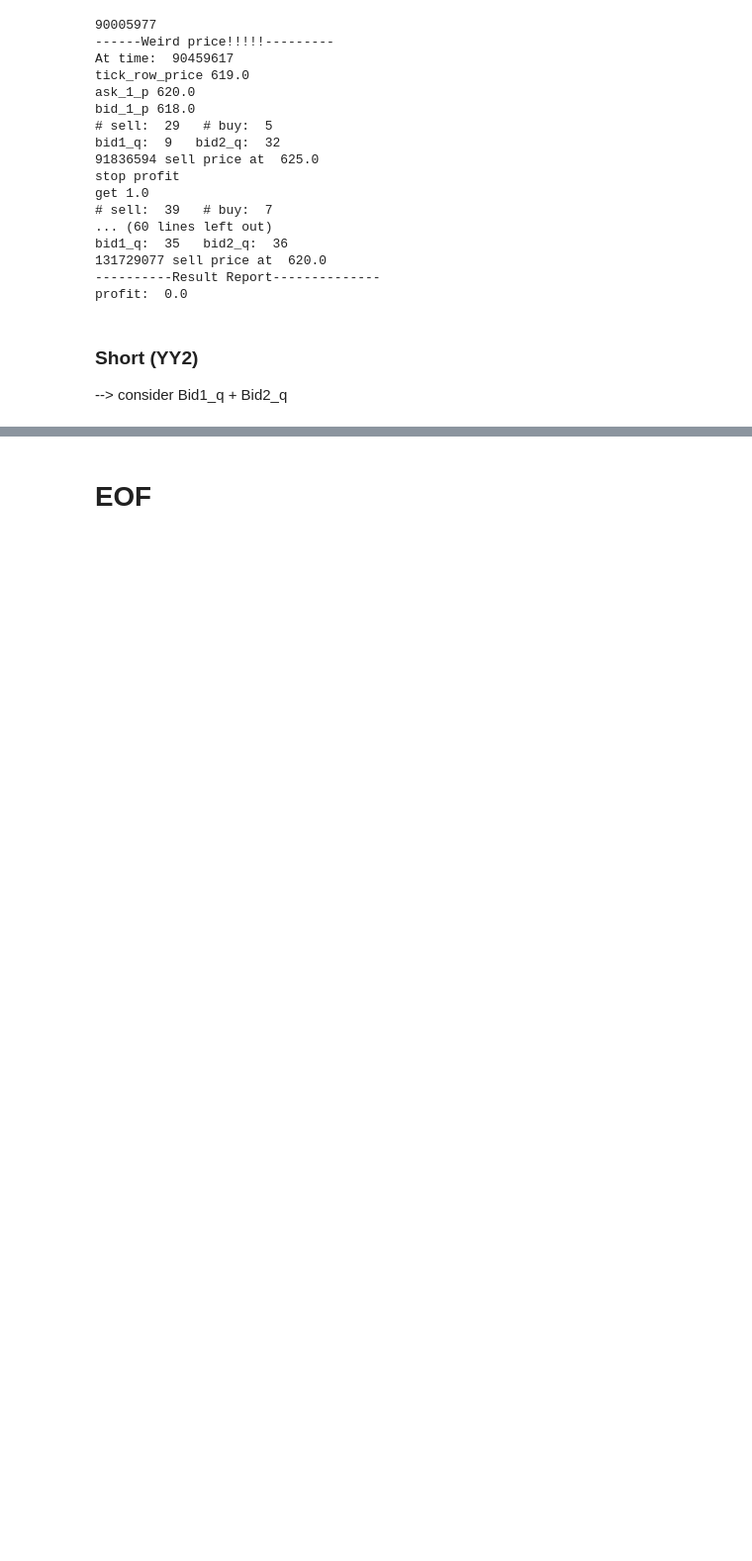
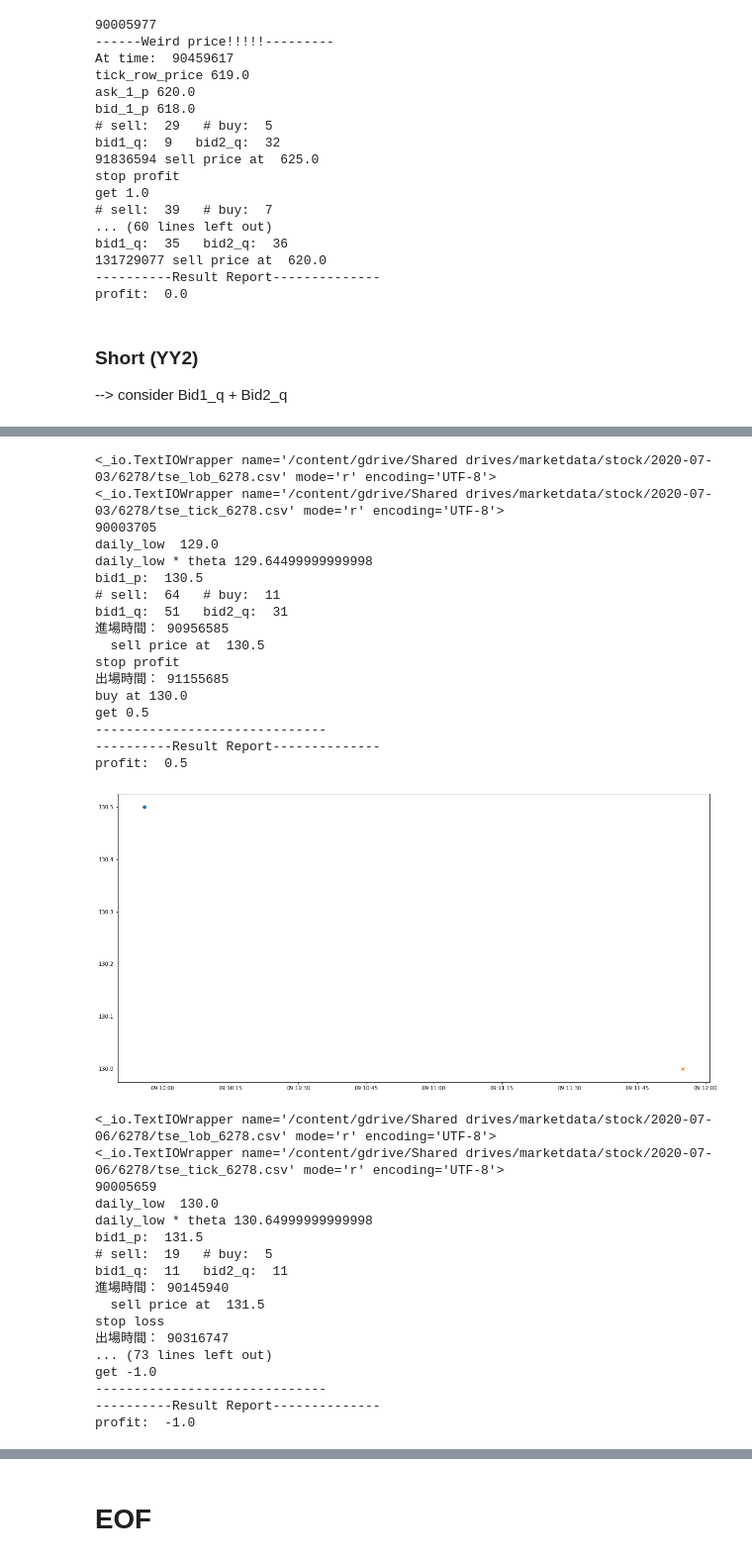
Before and after one commit to ken32293355/vsense, a Jupyter notebook: yt/strategy_0928.ipynb, the cells around one changed output, grey strips where cells are left out. Shown at 99% size. Cells and saved outputs as stored; diff of their text form; code cells hidden in the pictures; blank space fills up the shorter version.

```diff
--- a/yt/strategy_0928.ipynb
+++ b/yt/strategy_0928.ipynb
@@ -81,6 +86,8 @@ class Hft_strategy:
         self.bid3_q = 0
         self.bid4_q = 0
         self.bid5_q = 0
+        self.daily_high = 0
+        self.daily_low = 10000
 
         self.stop_profit = 0
         self.stop_loss = 0
@@ -96,6 +103,11 @@ class Hft_strategy:
 
         self.position = 0
         self.current_time = 0
+
+        self.total_cost = 0
+
+    def get_result(self):
+        return self.profit, self.total_cost, self.num_win, self.num_loss
 
     def lob_update(self, lob_row):
         pass
@@ -931,17 +951,28 @@ lob_path
 # %%
-date = "2020-09-21"
+import datetime as dt
 
-sid = "3037"
-sid_type = "otc"
 
-lob_path = os.path.join(work_path, date, sid, sid_type + "_lob_" + sid + ".csv")
-tick_path = os.path.join(work_path, date, sid, sid_type + "_tick_" + sid + ".csv")
+def back_test(start_date, end_date, sid):
+    cur_day = None
+    result_list = []
+    for file in sorted(os.listdir()):
+        if "zip" not in file:
+            # print(file)
+            year, month, date = [int(x) for x in file.split("-")]
 
-if not os.path.exists(lob_path):
-    sid_type = "tse"
-    lob_path = os.path.join(work_path, date, sid, sid_type + "_lob_" + sid + ".csv")
-    tick_path = os.path.join(work_path, date, sid, sid_type + "_tick_" + sid + ".csv")
+            cur_day = dt.datetime(year, month, date)
+            if end_date >= cur_day >= start_date:
+                sid_type = "otc"
+                lob_path = os.path.join(work_path, file, sid, sid_type + "_lob_" + sid + ".csv")
+                tick_path = os.path.join(work_path, file, sid, sid_type + "_tick_" + sid + ".csv")
 
-temp3 = YY3(lob_path, tick_path, 5, 1000000, 1, 2000000)
-temp3.task()
-temp3.show_result()
+                if not os.path.exists(lob_path):
+                    sid_type = "tse"
+                    lob_path = os.path.join(work_path, file, sid, sid_type + "_lob_" + sid + ".csv")
+                    tick_path = os.path.join(work_path, file, sid, sid_type + "_tick_" + sid + ".csv")
+                    temp = YY3(lob_path, tick_path, 2, 1000000, 0.75, 30000, 1.01, 1.005)
+                    temp.task()
+                    result_list.append(temp.get_result())
+                    temp.show_result()
+
+    return result_list
@@ -966,0 +979,38 @@ profit:  0.30000000000001137
+# %%
+res = back_test(dt.datetime(2020, 7, 3), dt.datetime(2020, 9, 3), "6278")
+# %% [output]
+<_io.TextIOWrapper name='/content/gdrive/Shared drives/marketdata/stock/2020-07-03/6278/tse_lob_6278.csv' mode='r' encoding='UTF-8'>
+<_io.TextIOWrapper name='/content/gdrive/Shared drives/marketdata/stock/2020-07-03/6278/tse_tick_6278.csv' mode='r' encoding='UTF-8'>
+90003705
+daily_low  129.0
+daily_low * theta 129.64499999999998
+bid1_p:  130.5
+# sell:  64   # buy:  11
+bid1_q:  51   bid2_q:  31
+進場時間： 90956585
+  sell price at  130.5
+stop profit
+出場時間： 91155685
+buy at 130.0
+get 0.5
+------------------------------
+----------Result Report--------------
+profit:  0.5
+[figure, added]
+<_io.TextIOWrapper name='/content/gdrive/Shared drives/marketdata/stock/2020-07-06/6278/tse_lob_6278.csv' mode='r' encoding='UTF-8'>
+<_io.TextIOWrapper name='/content/gdrive/Shared drives/marketdata/stock/2020-07-06/6278/tse_tick_6278.csv' mode='r' encoding='UTF-8'>
+90005659
+daily_low  130.0
+daily_low * theta 130.64999999999998
+bid1_p:  131.5
+# sell:  19   # buy:  5
+bid1_q:  11   bid2_q:  11
+進場時間： 90145940
+  sell price at  131.5
+stop loss
+出場時間： 90316747
+... (73 lines left out)
+get -1.0
+------------------------------
+----------Result Report--------------
+profit:  -1.0
```
Also changed, not shown: parts of 41 cells of this notebook, 1 other file.
